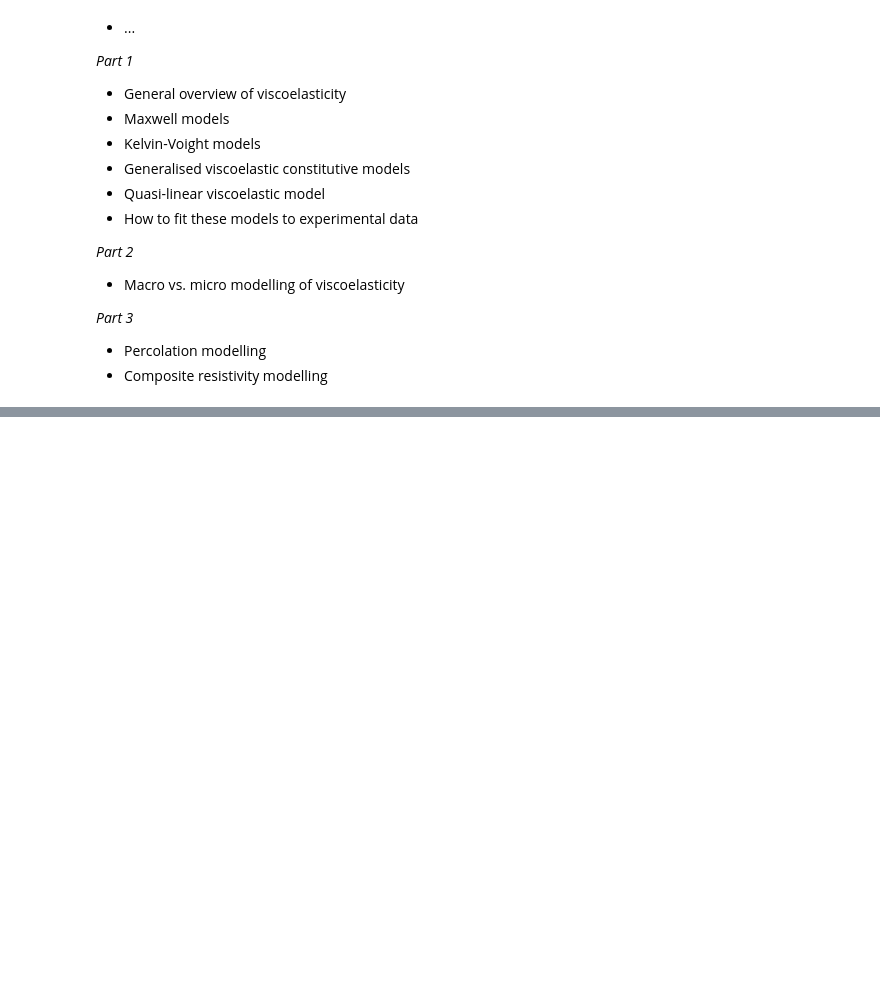
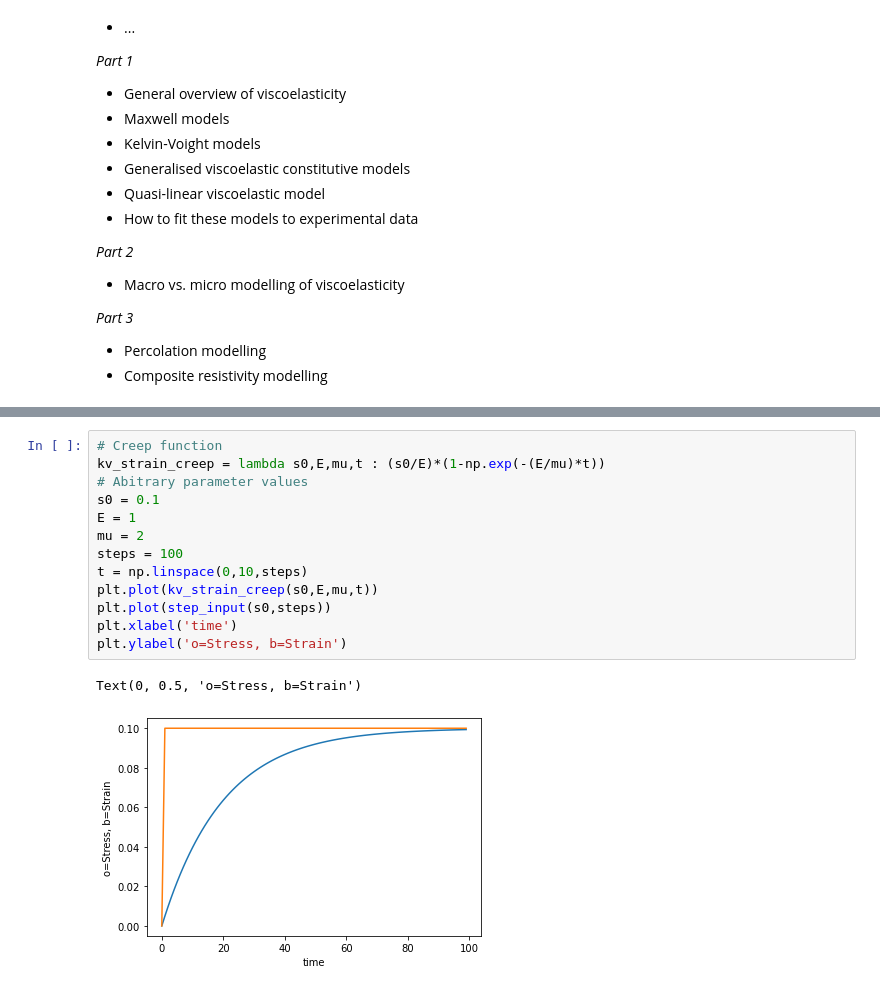
Before and after one commit to richgumy/electromech-stretcher, a Jupyter notebook: viscoelastic_models.ipynb, the cells around one changed output, grey strips where cells are left out. Saved outputs shown, nothing was run; the diff lists cells and outputs as text; blank space fills up the shorter version.

```diff
--- a/viscoelastic_models.ipynb
+++ b/viscoelastic_models.ipynb
@@ -143,0 +238,16 @@ Given the ICs previously found for the Stress relaxation:
+# %%
+# Creep function
+kv_strain_creep = lambda s0,E,mu,t : (s0/E)*(1-np.exp(-(E/mu)*t))
+# Abitrary parameter values
+s0 = 0.1
+E = 1
+mu = 2
+steps = 100
+t = np.linspace(0,10,steps)
+plt.plot(kv_strain_creep(s0,E,mu,t))
+plt.plot(step_input(s0,steps))
+plt.xlabel('time')
+plt.ylabel('o=Stress, b=Strain')
+# %% [output]
+Text(0, 0.5, 'o=Stress, b=Strain')
+[figure, added]
```
Also changed, not shown: parts of 17 cells of this notebook, 39 other files.
